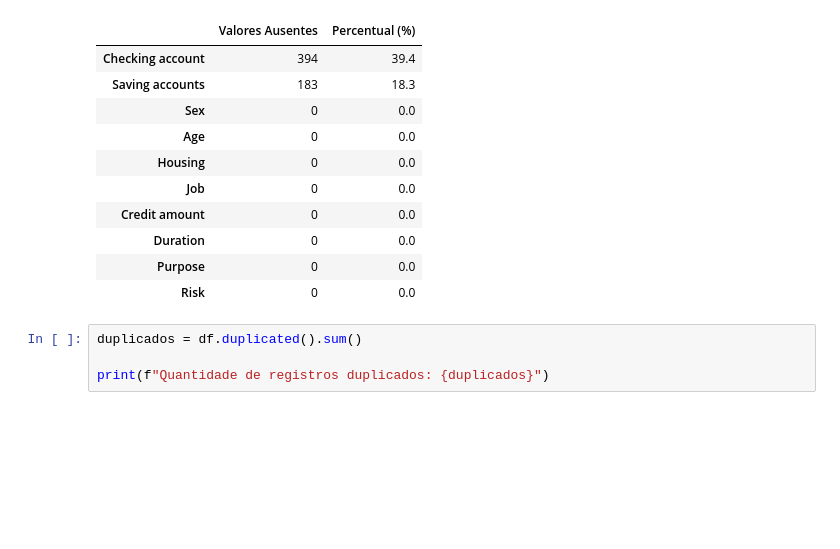
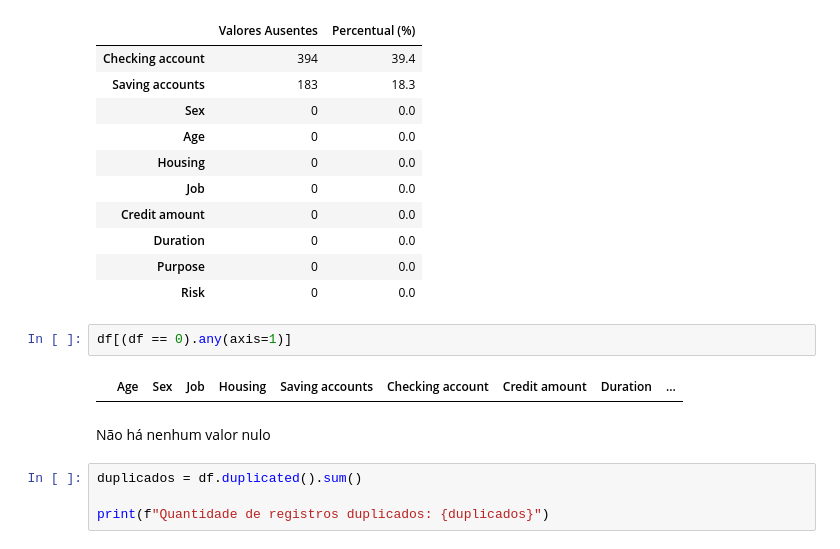
Before and after one commit to VincTorres/Credit_Risk, a Jupyter notebook: notebooks/01_EDA.ipynb, the cells around one changed output. Cells and saved outputs as stored; diff of their text form; blank space fills up the shorter version.

```diff
--- a/notebooks/01_EDA.ipynb
+++ b/notebooks/01_EDA.ipynb
@@ -73,6 +73,12 @@ missing_table
 | Duration | 0 | 0.0 |
 | Purpose | 0 | 0.0 |
 | Risk | 0 | 0.0 |
+# %%
+df[(df == 0).any(axis=1)]
+# %% [output]
+|  | Age | Sex | Job | Housing | Saving accounts | Checking account | Credit amount | Duration | ... |
+# %% [markdown]
+Não há nenhum valor nulo
 # %%
 duplicados = df.duplicated().sum()
 
```
Also changed, not shown: parts of 4 cells of this notebook.
